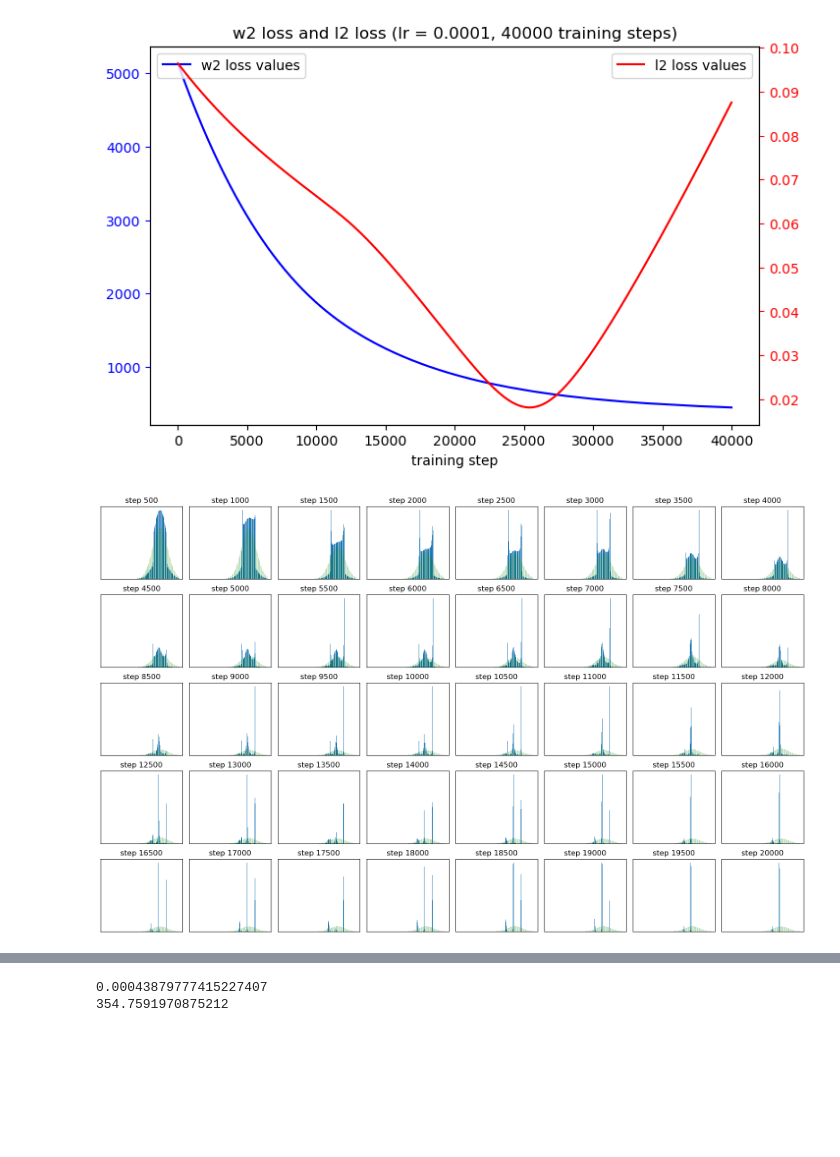
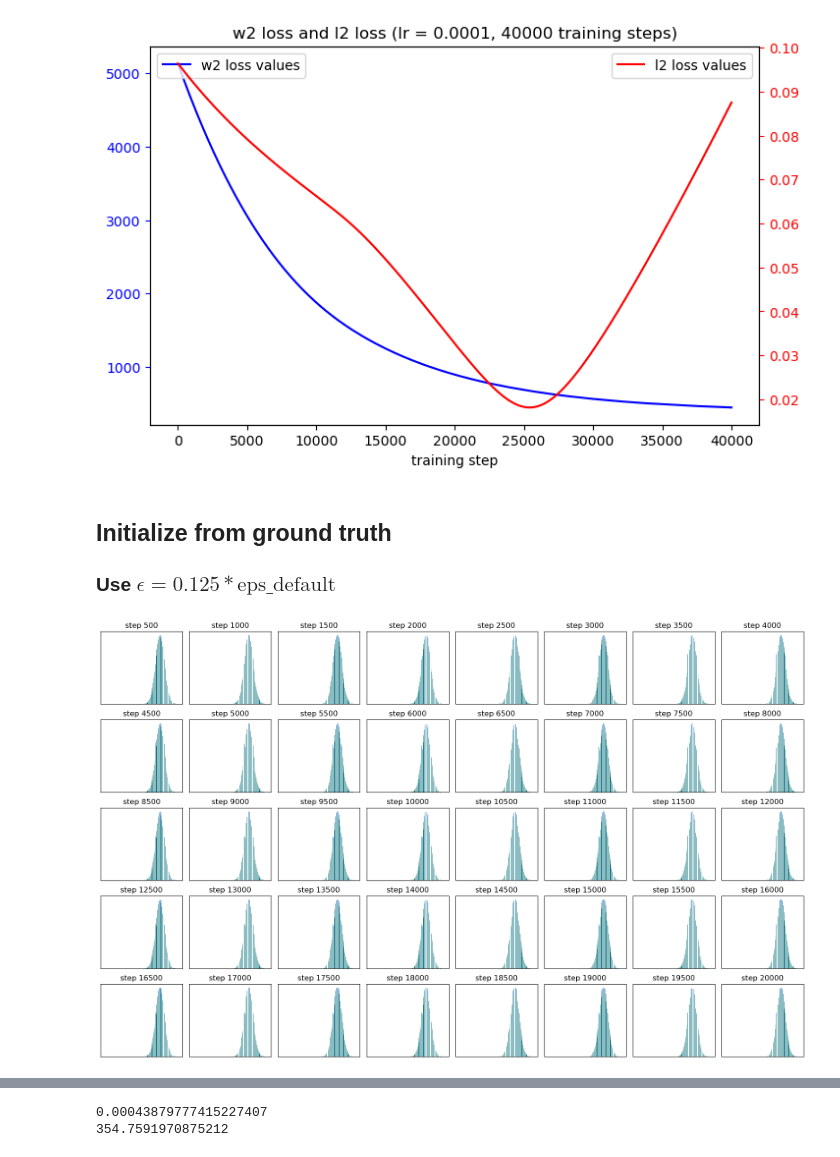
Before and after one commit to jacobe90/birdflow-bilevel, a Jupyter notebook: dev-notebooks/ott-jax-toy-example.ipynb, the cells around one changed output, grey strips where cells are left out. Drawn from its saved outputs; the diff is of its cells as text; code cells hidden in the pictures; blank space fills up the shorter version.

```diff
--- a/dev-notebooks/ott-jax-toy-example.ipynb
+++ b/dev-notebooks/ott-jax-toy-example.ipynb
@@ -96,0 +114,9 @@ def logit_loss(theta: Float[Array, "n"], mu_true: Float[Array, "n "], X: Float[A
+# %%
+xs = jnp.arange(0, 10000, 1)
+eps_scheduler = Scheduler(eps_default * 0.01, 200, 8.006883e-05, decay_after=4000)
+get_epsilon = jax.jit(eps_scheduler.get_epsilon)
+ys = [float(get_epsilon(x)) for x in xs]
+plt.plot(xs, ys)
+plt.title("epsilon decay")
+plt.xlabel("iteration")
+plt.show()
@@ -159,0 +432,20 @@ def learn_marginal_logits(marginal: Float[Array, "n "], X: Float[Array, "n "], m
+# %%
+n_steps = 5000
+lr = 1e-3
+learned, thetas, loss_vals = learn_marginal_logits(mu_true, X, ot_marginal_loss, training_steps=n_steps, epsilon=2*eps_default, lr=lr, use_adam=False, use_stabilization=True)
+w2_loss_vals, l2_loss_vals = loss_vals
+
+# plot all thetas
+
+# Create figure and axes grid (5 rows, 8 columns)
+fig, axes = plt.subplots(5, 8, figsize=(16, 10))
+ax_list = axes.flat
+for i, (step, theta) in enumerate(thetas.items()):
+    learned_marginal = jax.nn.softmax(theta)
+    ax_list[i].bar(X, learned_marginal)
+    ax_list[i].bar(X, mu_true, color="green", alpha=0.25)
+    ax_list[i].set_title(f"step {step}")
+    ax_list[i].set_xticks([])
+    ax_list[i].set_yticks([])
+plt.tight_layout()
+plt.show()
@@ -164,7 +466,7 @@ def learn_marginal_logits(marginal: Float[Array, "n "], X: Float[Array, "n "], m
 # %%
 n_steps = 20000
 lr = 1e-4
-learned, thetas, loss_vals = learn_marginal_logits(mu_true, X, ot_marginal_loss, training_steps=n_steps, epsilon=1000)
+learned, thetas, loss_vals = learn_marginal_logits(mu_true, X, ot_marginal_loss, training_steps=n_steps, epsilon=2*eps_default)
 w2_loss_vals, l2_loss_vals = loss_vals
 
 # plot all thetas
@@ -174,8 +476,8 @@ fig, axes = plt.subplots(5, 8, figsize=(16, 10))
 ax_list = axes.flat
 for i, (step, theta) in enumerate(thetas.items()):
     learned_marginal = jax.nn.softmax(theta)
-    ax_list[i].bar(X, learned_marginal)
-    ax_list[i].bar(X, mu_true, color="green", alpha=0.25)
+    ax_list[i].bar(80 * X, learned_marginal)
+    ax_list[i].bar(80 * X, mu_true, color="green", alpha=0.25)
     ax_list[i].set_title(f"step {step}")
     ax_list[i].set_xticks([])
     ax_list[i].set_yticks([])
@@ -330,29 +632,33 @@ ax_right.legend(loc="upper right")
 plt.show()
 # %% [output]
 [figure]
+# %% [markdown]
+## Initialize from ground truth
+### Use $\epsilon = 0.125 * \text{eps_default}$
 # %%
 # initializing from mu_true logits
 n_steps = 20000
 lr = 1e-4
 learned, thetas, loss_vals = learn_marginal_logits(mu_true, X, ot_marginal_loss,
-                                                    training_steps=n_steps,
+                                                   epsilon = 0.125 * eps_default,
+                                                   training_steps=n_steps,
                                                    lr=lr,
                                                    init_from_mu_true=True)
 w2_loss_vals, l2_loss_vals = loss_vals
 
 # plot all thetas
 
 # Create figure and axes grid (5 rows, 8 columns)
 fig, axes = plt.subplots(5, 8, figsize=(16, 10))
 ax_list = axes.flat
 for i, (step, theta) in enumerate(thetas.items()):
     learned_marginal = jax.nn.softmax(theta)
-    ax_list[i].bar(X, learned_marginal)
-    ax_list[i].bar(X, mu_true, color="green", alpha=0.25)
+    ax_list[i].bar(80 * X, learned_marginal)
+    ax_list[i].bar(80 * X, mu_true, color="green", alpha=0.25)
     ax_list[i].set_title(f"step {step}")
     ax_list[i].set_xticks([])
     ax_list[i].set_yticks([])
 plt.tight_layout()
 plt.show()
 # %% [output]
-[figure, old version]
+[figure, new version]
```
Also changed, not shown: parts of 33 cells of this notebook.
